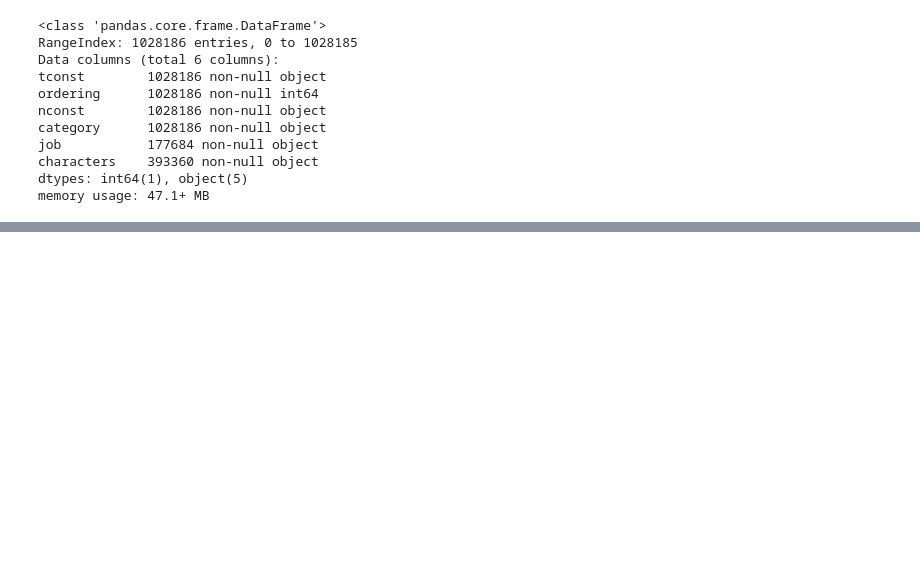
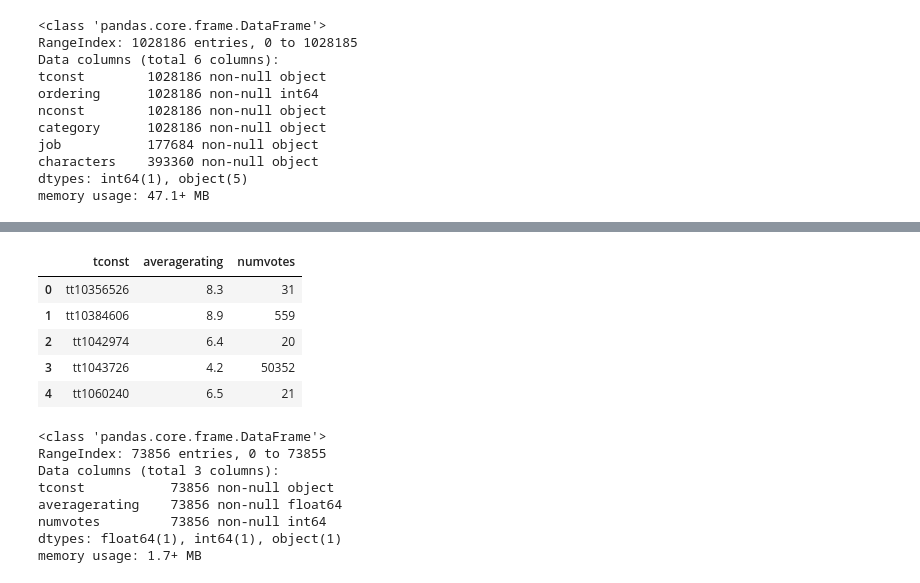
Before and after one commit to YM88/mod1p-ym-ak, a Jupyter notebook: technical_eda.ipynb, the cells around one changed output, grey strips where cells are left out. Saved outputs shown, nothing was run; the diff lists cells and outputs as text; code cells hidden in the pictures; blank space fills up the shorter version.

```diff
--- a/technical_eda.ipynb
+++ b/technical_eda.ipynb
@@ -215,2 +241,18 @@ memory usage: 47.1+ MB
 # %%
-pd.read_csv('data/imdb.title.crew.csv.gz').head()
+pd.read_csv('data/imdb.title.ratings.csv.gz').head()
+pd.read_csv('data/imdb.title.ratings.csv.gz').info()
+# %% [output]
+|  | tconst | averagerating | numvotes |
+| 0 | tt10356526 | 8.3 | 31 |
+| 1 | tt10384606 | 8.9 | 559 |
+| 2 | tt1042974 | 6.4 | 20 |
+| 3 | tt1043726 | 4.2 | 50352 |
+| 4 | tt1060240 | 6.5 | 21 |
+<class 'pandas.core.frame.DataFrame'>
+RangeIndex: 73856 entries, 0 to 73855
+Data columns (total 3 columns):
+tconst           73856 non-null object
+averagerating    73856 non-null float64
+numvotes         73856 non-null int64
+dtypes: float64(1), int64(1), object(1)
+memory usage: 1.7+ MB
```
Also changed, not shown: parts of 11 cells of this notebook, 1 other file.
